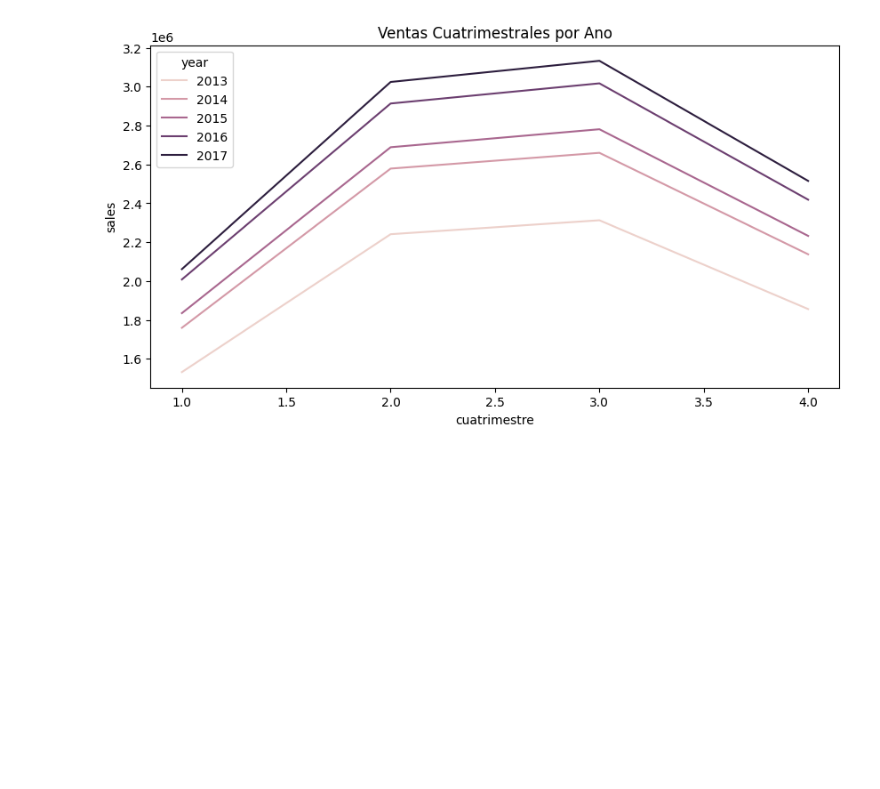
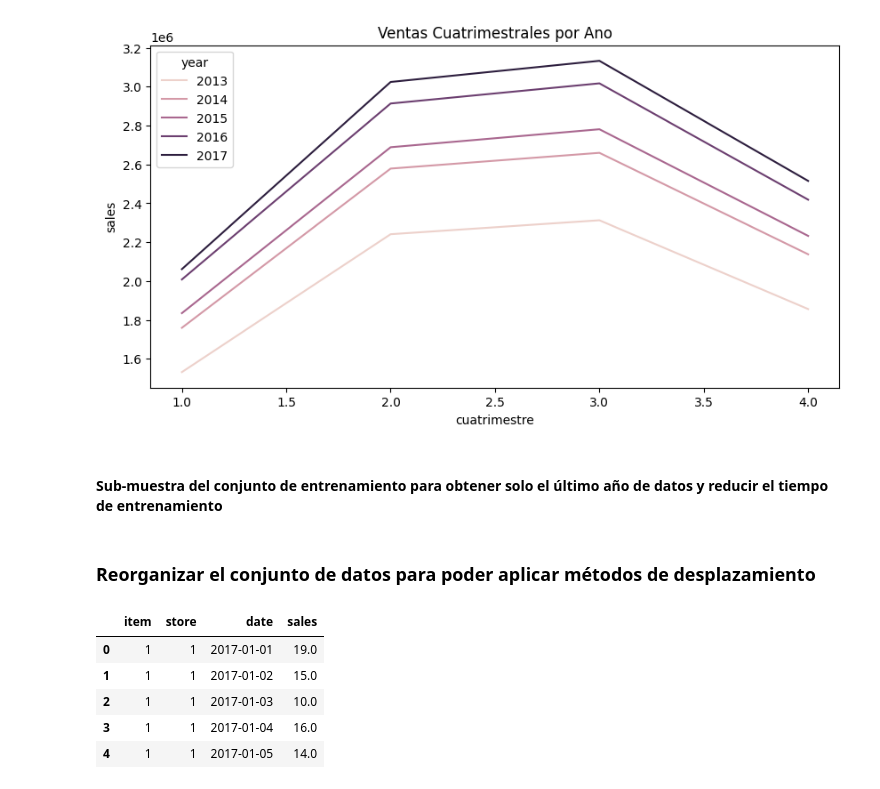
Before and after one commit to evelinxochihuax/Series_Tiempo_Ventas, a Jupyter notebook: notebook/ventas.ipynb, the cells around one changed output. Cells and saved outputs as stored; diff of their text form; code cells hidden in the pictures; blank space fills up the shorter version.

```diff
--- a/notebook/ventas.ipynb
+++ b/notebook/ventas.ipynb
@@ -173,0 +170,2 @@ plt.show()
+# %% [markdown]
+#### Sub-muestra del conjunto de entrenamiento para obtener solo el último año de datos y reducir el tiempo de entrenamiento
@@ -173,0 +174,14 @@ plt.show()
+# %% [markdown]
+### Reorganizar el conjunto de datos para poder aplicar métodos de desplazamiento
+# %%
+train_gp = train.sort_values('date').groupby(['item', 'store', 'date'], as_index=False)
+train_gp = train_gp.agg({'sales':['mean']})
+train_gp.columns = ['item', 'store', 'date', 'sales']
+train_gp.head()
+# %% [output]
+|  | item | store | date | sales |
+| 0 | 1 | 1 | 2017-01-01 | 19.0 |
+| 1 | 1 | 1 | 2017-01-02 | 15.0 |
+| 2 | 1 | 1 | 2017-01-03 | 10.0 |
+| 3 | 1 | 1 | 2017-01-04 | 16.0 |
+| 4 | 1 | 1 | 2017-01-05 | 14.0 |
```
Also changed, not shown: parts of 12 cells of this notebook.
